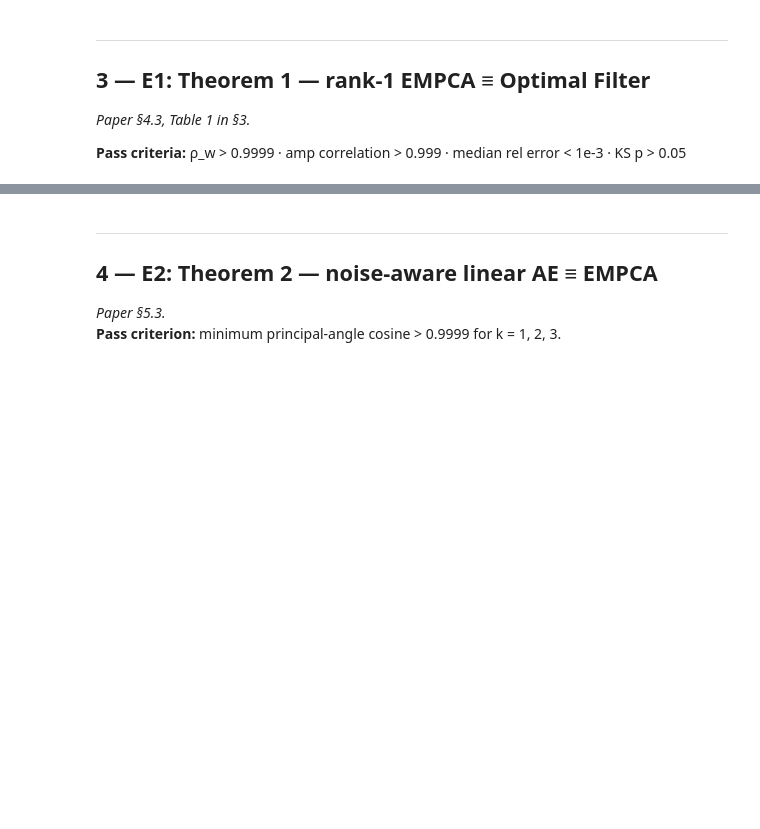
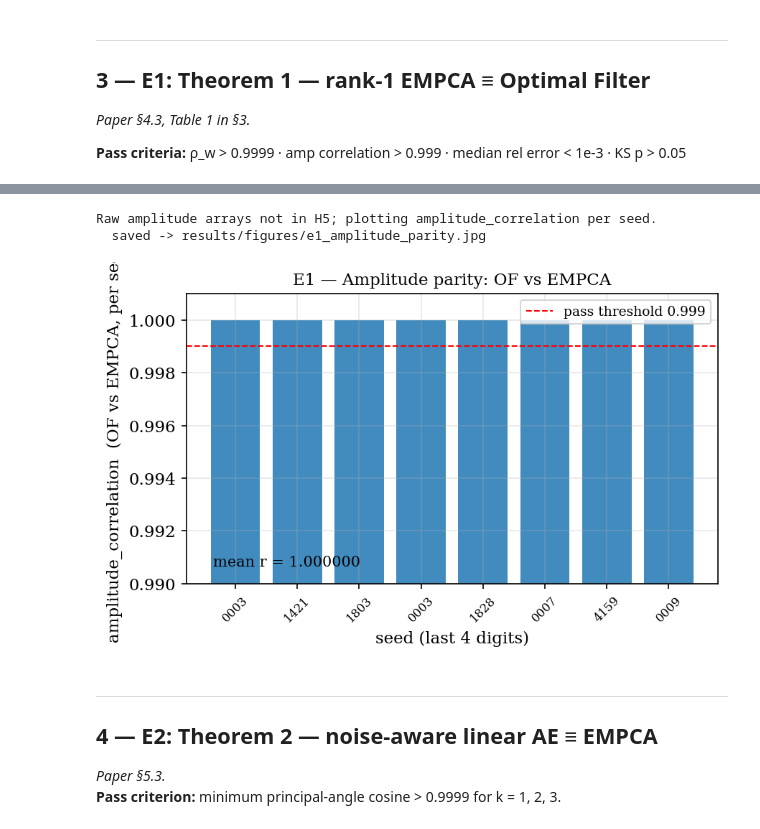
Before and after one commit to dowlingwong/noise-weighted-subspace-reconstruction, a Jupyter notebook: experiments/experiments_master.ipynb, the cells around one changed output, grey strips where cells are left out. Drawn from its saved outputs; the diff is of its cells as text; code cells hidden in the pictures; blank space fills up the shorter version.

```diff
--- a/experiments/experiments_master.ipynb
+++ b/experiments/experiments_master.ipynb
@@ -73,7 +76,10 @@ def load_df(h5, path):
     grp = h5[path]
     d = {}
     for k in grp.keys():
-        v = grp[k][()]
+        item = grp[k]
+        if isinstance(item, h5py.Group):
+            continue   # skip nested sub-groups (e.g. e7/curve)
+        v = item[()]
         if v.dtype.kind == 'S':
             v = np.array([x.decode() for x in v])
         d[k] = v
@@ -97,8 +105,8 @@ if not CACHE_H5.exists():
         run_block05_bridge_suite, run_block06_convergence_suite,
         run_block07_ablation_suite,
     )
-    _cfg = CanonicalConfig(seed=314159, sim_events_medium=200,
-                           sim_events_large=200).validate()
+    _cfg = CanonicalConfig(seed=314159, sim_events_medium=1000,
+                           sim_events_large=1000).validate()
     _fb = {
         'b04': run_block04_theorem_suite(_cfg),
         'b05': run_block05_bridge_suite(_cfg),
@@ -235,3 +290,50 @@ display(smry)
+# %%
+# ── E1: amplitude parity scatter / correlation bar chart ─────────────────────
+# Shows EMPCA-vs-OF amplitude agreement.
+# Raw amplitude arrays are NOT saved to H5 (only summary stats are stored).
+# Falls back gracefully to amplitude_correlation bar chart per seed.
+
+if e1_all is not None and 'of_amplitude' in e1_all.columns:
+    fig, ax = plt.subplots(figsize=(4.5, 4.5))
+    ax.scatter(e1_all['of_amplitude'], e1_all['empca_amplitude'],
+               s=3, alpha=0.3, color=BLUE, rasterized=True)
+    lo = min(e1_all['of_amplitude'].min(), e1_all['empca_amplitude'].min())
+    hi = max(e1_all['of_amplitude'].max(), e1_all['empca_amplitude'].max())
+    ax.plot([lo, hi], [lo, hi], 'k--', lw=1, label='y = x')
+    ax.set_xlabel('OF amplitude $\\hat{a}^{\\mathrm{OF}}$')
+    ax.set_ylabel('EMPCA amplitude $\\hat{a}^{\\mathrm{EMPCA}}$')
+    ax.set_title('E1 — Amplitude parity: rank-1 EMPCA vs OF')
+    ax.legend(fontsize=9)
+    r_val = float(np.corrcoef(e1_all['of_amplitude'], e1_all['empca_amplitude'])[0, 1])
+    ax.text(0.05, 0.95, f'r = {r_val:.6f}', transform=ax.transAxes,
+            va='top', fontsize=10)
+    fig.tight_layout()
+    save_fig(fig, 'e1_amplitude_parity.jpg')
+    plt.show()
+else:
+    # H5 stores per-seed amplitude_correlation scalars, not raw amplitude vectors.
+    print('Raw amplitude arrays not in H5; plotting amplitude_correlation per seed.')
+    fig, ax = plt.subplots(figsize=(6, 3.8))
+    seeds_e1 = e1_all['seed'].values
+    corr_e1  = e1_all['amplitude_correlation'].values.astype(float)
+    ax.bar(range(len(seeds_e1)), corr_e1, color=BLUE, alpha=0.85)
+    ax.axhline(0.999, color='red', ls='--', lw=1, label='pass threshold 0.999')
+    ax.set_xticks(range(len(seeds_e1)))
+    ax.set_xticklabels([str(s)[-4:] for s in seeds_e1], rotation=45, fontsize=8)
+    ax.set_xlabel('seed (last 4 digits)')
+    ax.set_ylabel('amplitude_correlation  (OF vs EMPCA, per seed)')
+    ax.set_title('E1 — Amplitude parity: OF vs EMPCA')
+    ax.legend(fontsize=9); ax.set_ylim(0.99, 1.001)
+    mu_corr = float(corr_e1.mean())
+    ax.text(0.05, 0.05, f'mean r = {mu_corr:.6f}', transform=ax.transAxes,
+            va='bottom', fontsize=10)
+    fig.tight_layout()
+    save_fig(fig, 'e1_amplitude_parity.jpg')
+    plt.show()
+# %% [output]
+Raw amplitude arrays not in H5; plotting amplitude_correlation per seed.
+  saved -> results/figures/e1_amplitude_parity.jpg
+[figure, added]
 # %% [markdown]
 ---
 ## 4 — E2: Theorem 2 — noise-aware linear AE ≡ EMPCA
```
Also changed, not shown: parts of 27 cells of this notebook, 26 other files.
